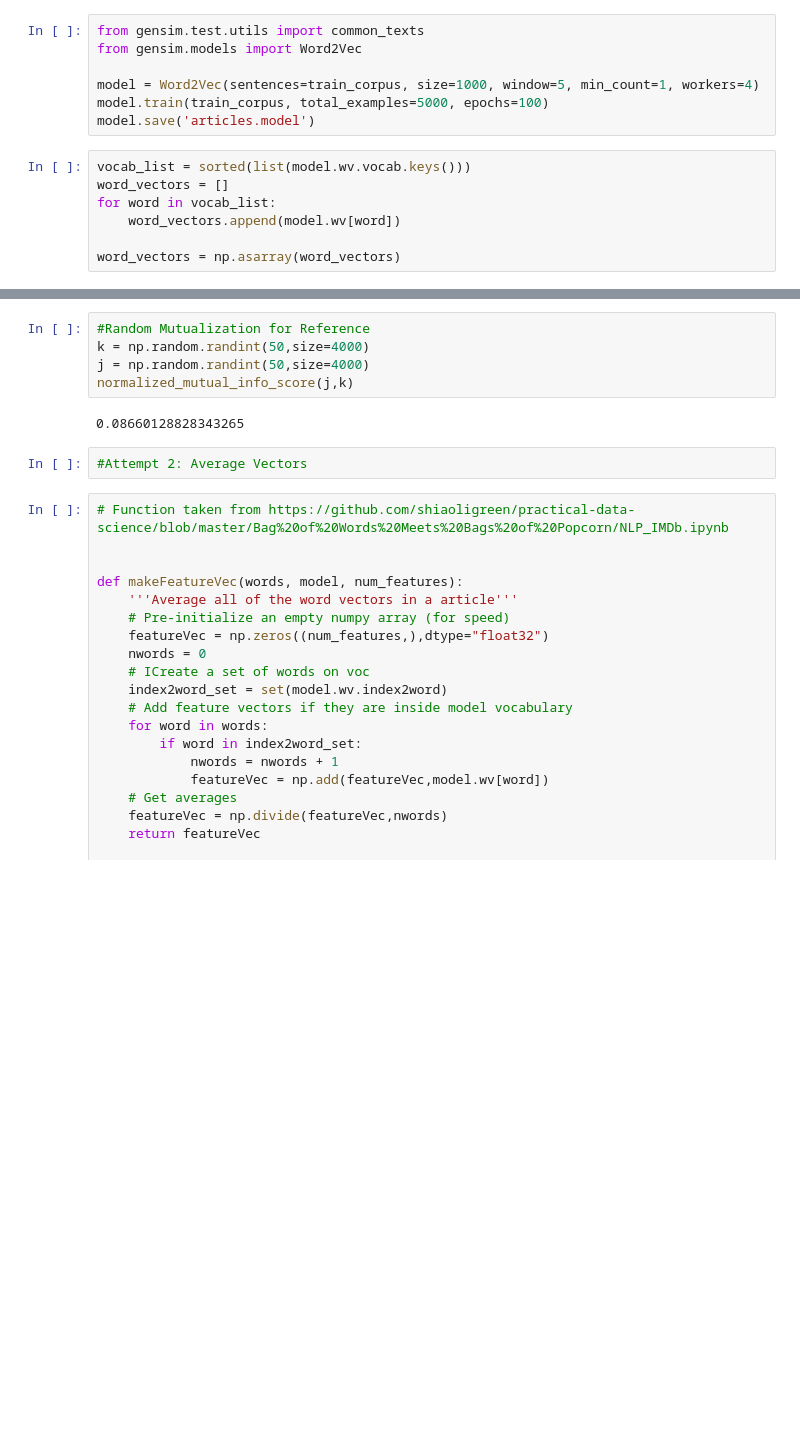
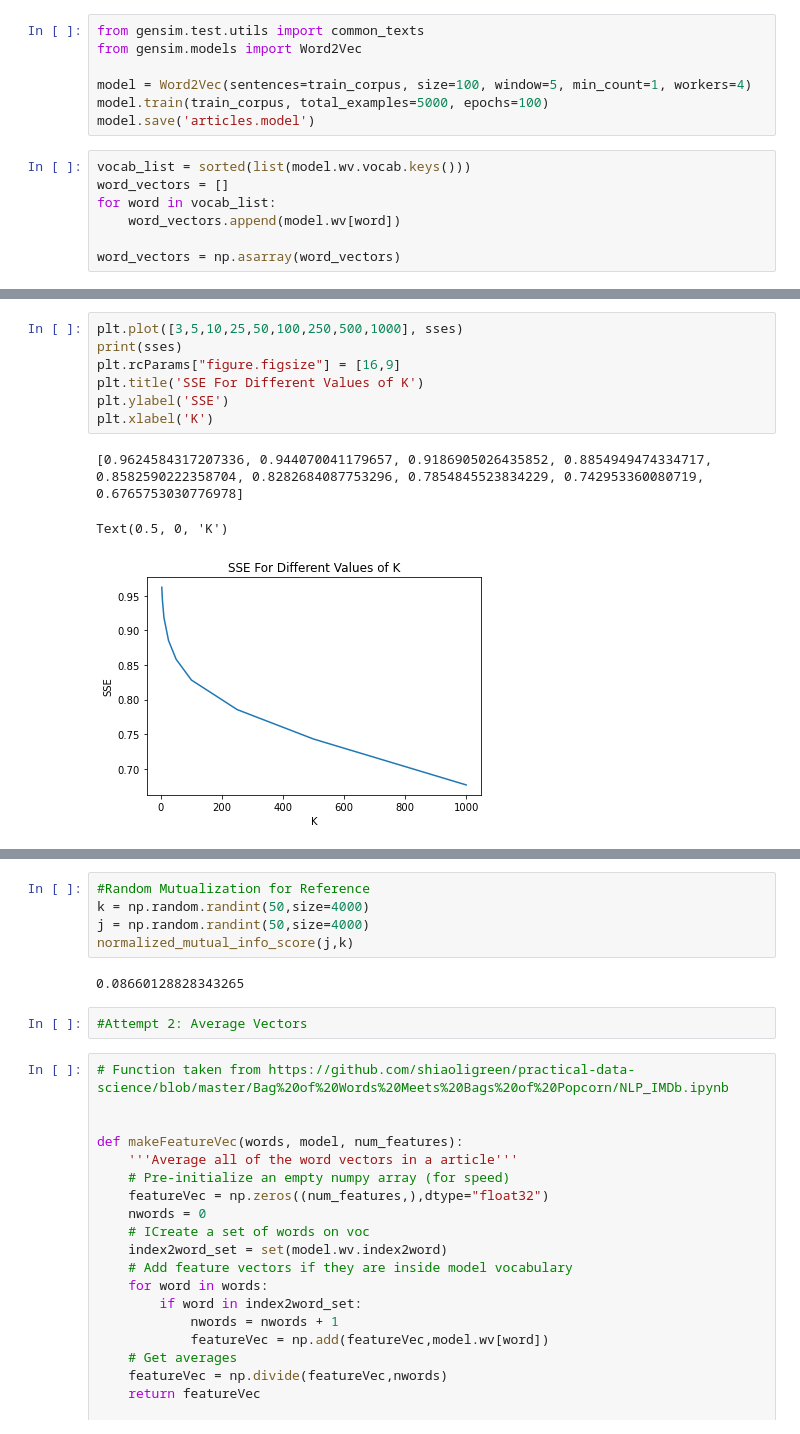
Before and after one commit to QMux/cmpe-255-project, a Jupyter notebook: Initial Data Exploration.ipynb, the cells around one changed output, grey strips where cells are left out. Drawn from its saved outputs; the diff is of its cells as text; blank space fills up the shorter version.

```diff
--- a/Initial Data Exploration.ipynb
+++ b/Initial Data Exploration.ipynb
@@ -46,7 +43,7 @@ for testTrain in ['C50test' , 'C50train']:
 from gensim.test.utils import common_texts
 from gensim.models import Word2Vec
 
-model = Word2Vec(sentences=train_corpus, size=1000, window=5, min_count=1, workers=4)
+model = Word2Vec(sentences=train_corpus, size=100, window=5, min_count=1, workers=4)
 model.train(train_corpus, total_examples=5000, epochs=100)
 model.save('articles.model')
 # %%
@@ -79,0 +83,11 @@ def plotKMeans(n_clusters, data):
+# %%
+plt.plot([3,5,10,25,50,100,250,500,1000], sses)
+print(sses)
+plt.rcParams["figure.figsize"] = [16,9]
+plt.title('SSE For Different Values of K')
+plt.ylabel('SSE')
+plt.xlabel('K')
+# %% [output]
+[0.9624584317207336, 0.944070041179657, 0.9186905026435852, 0.8854949474334717, 0.8582590222358704, 0.8282684087753296, 0.7854845523834229, 0.742953360080719, 0.6765753030776978]
+Text(0.5, 0, 'K')
+[figure, added]
```
Also changed, not shown: parts of 13 cells of this notebook.
